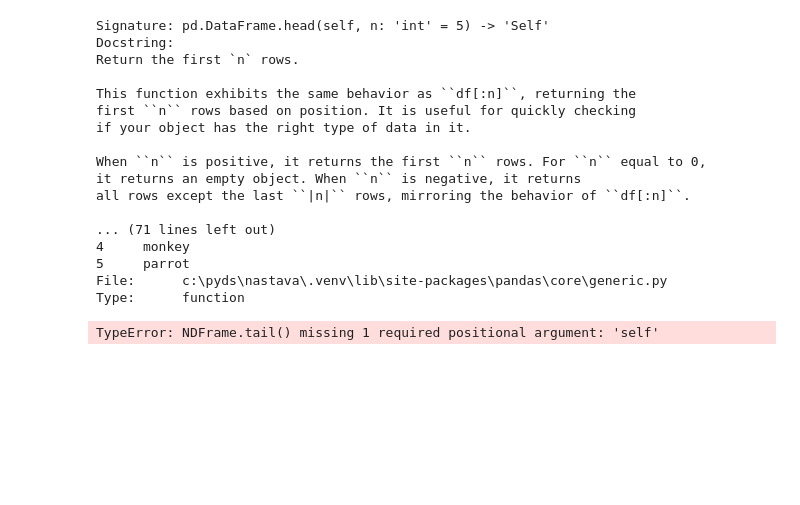
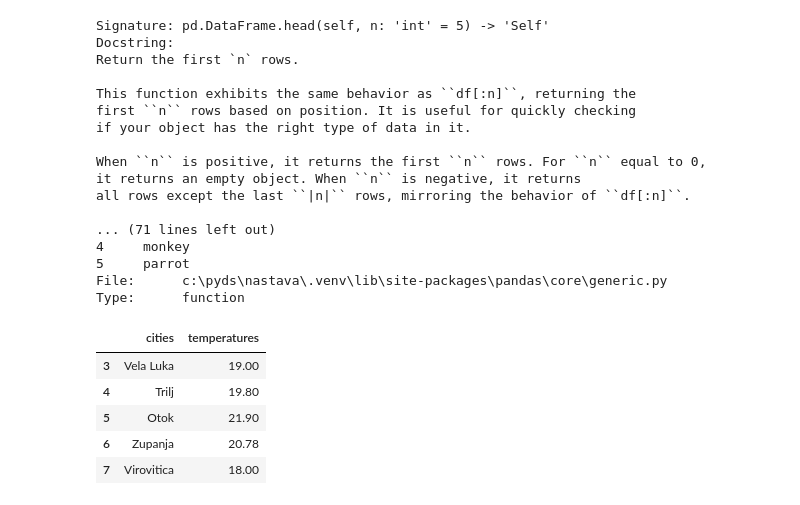
Before and after one commit to python-developer-algebra-klujic/pyds-ponavljanje, a Jupyter notebook: 3_vjezba_uvod_pandas.ipynb, the cells around one changed output. Cells and saved outputs as stored; diff of their text form; code cells hidden in the pictures; blank space fills up the shorter version.

```diff
--- a/3_vjezba_uvod_pandas.ipynb
+++ b/3_vjezba_uvod_pandas.ipynb
@@ -202,7 +202,11 @@ all rows except the last ``|n|`` rows, mirroring the behavior of ``df[:n]``.
 File:      c:\pyds\nastava\.venv\lib\site-packages\pandas\core\generic.py
 Type:      function
 # %%
-
-pd.DataFrame.tail()
+temperature_gradovi_df.tail()
 # %% [output]
-TypeError: NDFrame.tail() missing 1 required positional argument: 'self'
+|  | cities | temperatures |
+| 3 | Vela Luka | 19.00 |
+| 4 | Trilj | 19.80 |
+| 5 | Otok | 21.90 |
+| 6 | Zupanja | 20.78 |
+| 7 | Virovitica | 18.00 |
```
Also changed, not shown: parts of 2 cells of this notebook, 1 other file.
